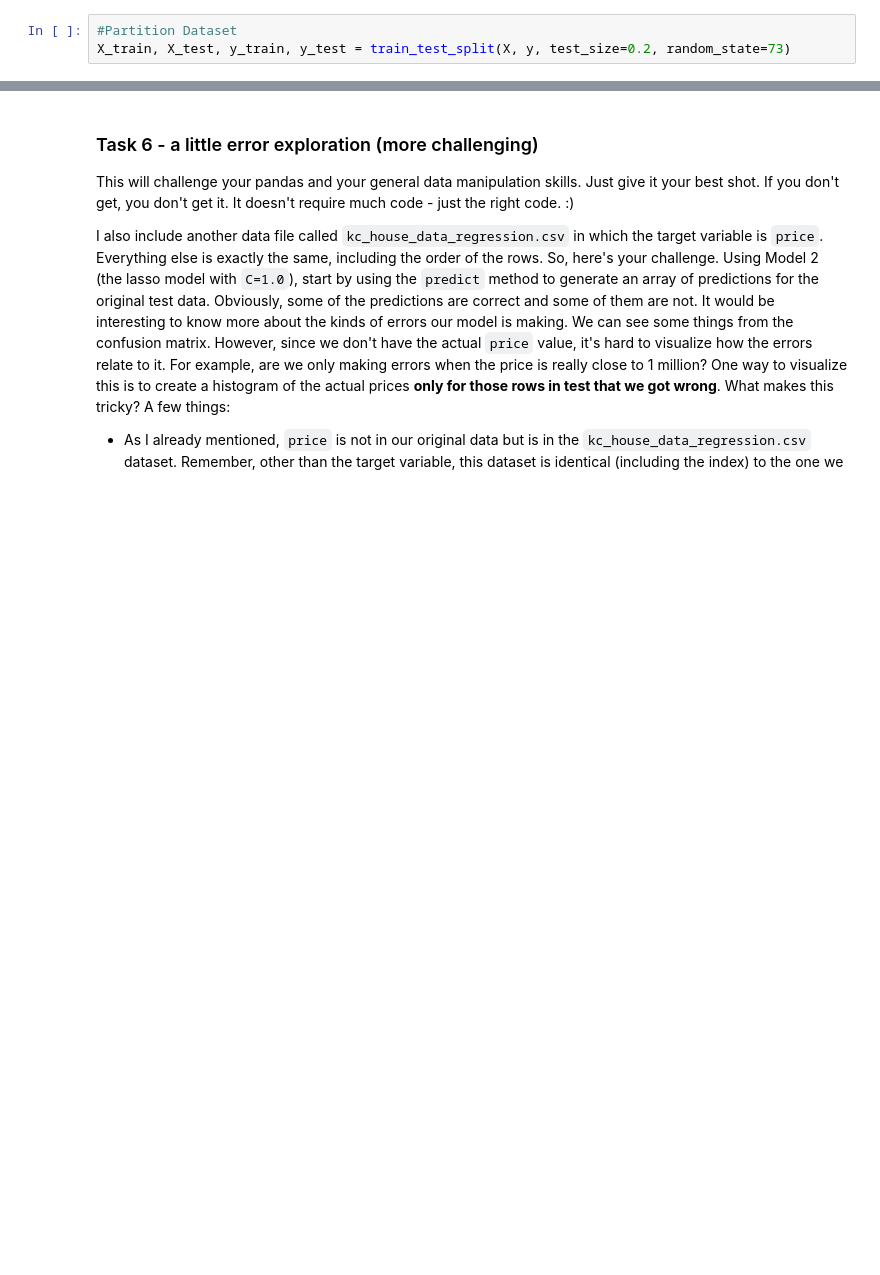
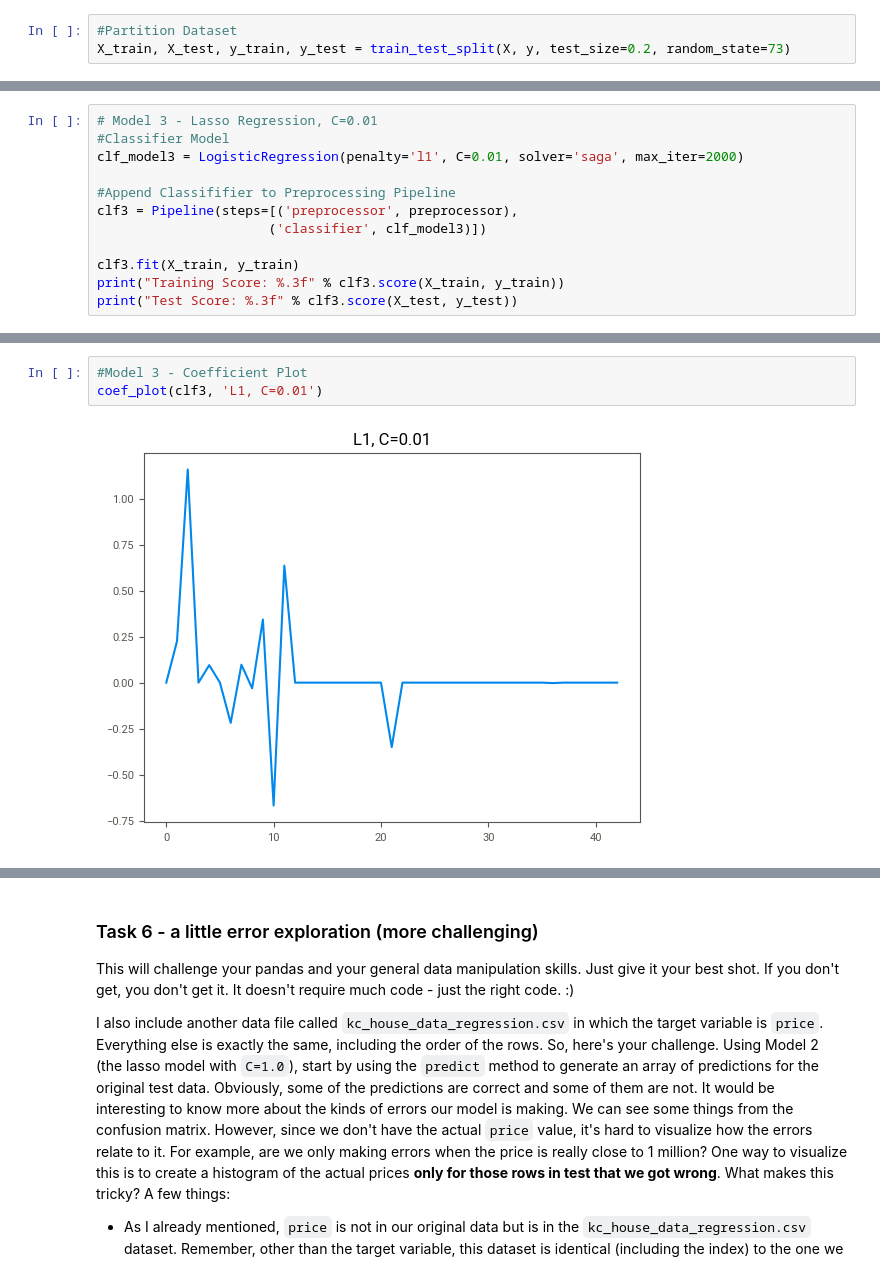
Before and after one commit to davidadewole10/hw1aap, a Jupyter notebook: aap_hw1_s24_sklearn.ipynb, the cells around one changed output, grey strips where cells are left out. Saved outputs shown, nothing was run; the diff lists cells and outputs as text; blank space fills up the shorter version.

```diff
--- a/aap_hw1_s24_sklearn.ipynb
+++ b/aap_hw1_s24_sklearn.ipynb
@@ -258,0 +381,12 @@ NameError: name 'price_gt_1M' is not defined
+# %%
+# Model 3 - Lasso Regression, C=0.01
+#Classifier Model
+clf_model3 = LogisticRegression(penalty='l1', C=0.01, solver='saga', max_iter=2000)
+
+#Append Classififier to Preprocessing Pipeline
+clf3 = Pipeline(steps=[('preprocessor', preprocessor),
+                      ('classifier', clf_model3)])
+
+clf3.fit(X_train, y_train)
+print("Training Score: %.3f" % clf3.score(X_train, y_train))
+print("Test Score: %.3f" % clf3.score(X_test, y_test))
@@ -258,0 +416,5 @@ NameError: name 'price_gt_1M' is not defined
+# %%
+#Model 3 - Coefficient Plot
+coef_plot(clf3, 'L1, C=0.01')
+# %% [output]
+[figure, added]
```
Also changed, not shown: parts of 32 cells of this notebook.
